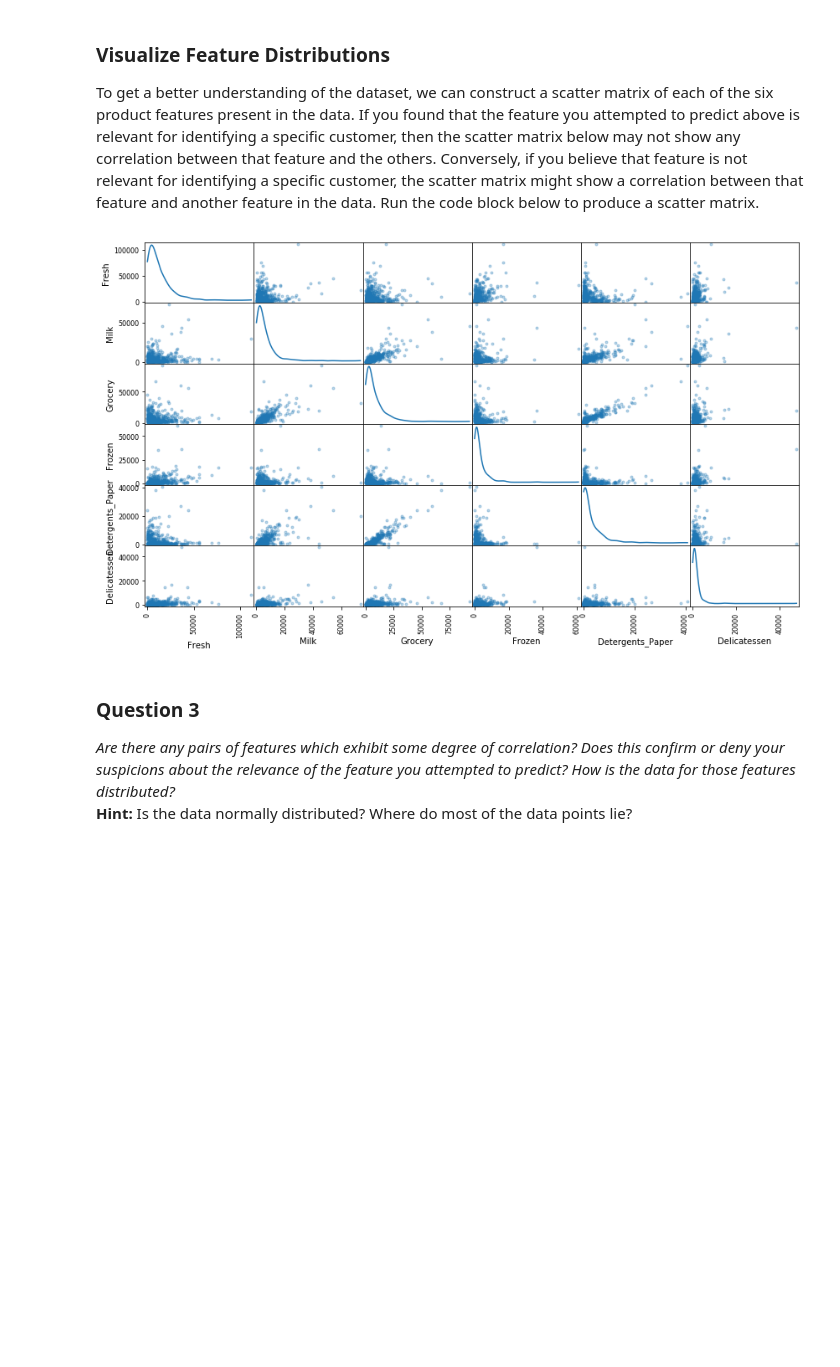
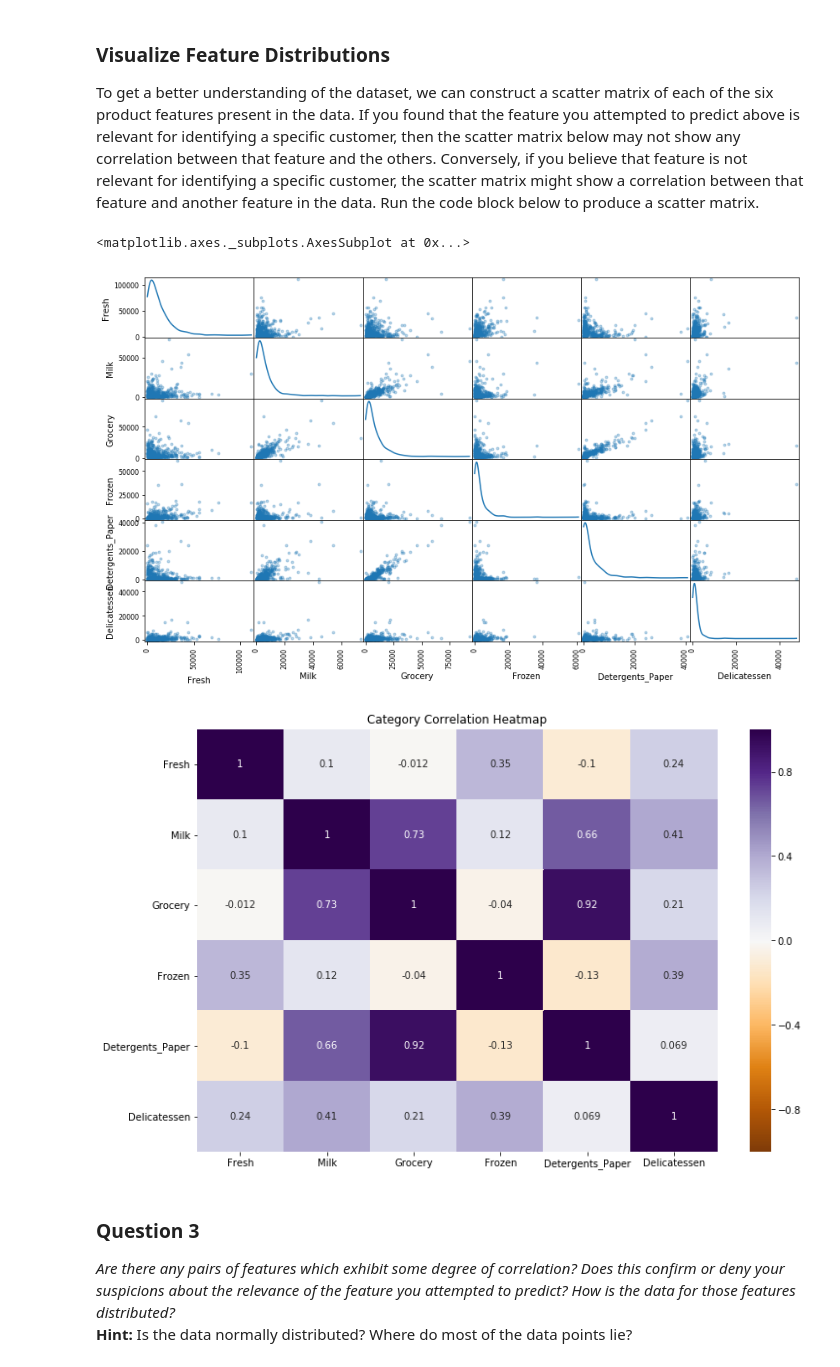
Before and after one commit to codekitchen/udacity_machine_learning, a Jupyter notebook: customer_segments/customer_segments.ipynb, the cells around one changed output. Cells and saved outputs as stored; diff of their text form; code cells hidden in the pictures; blank space fills up the shorter version.

```diff
--- a/customer_segments/customer_segments.ipynb
+++ b/customer_segments/customer_segments.ipynb
@@ -147,8 +149,15 @@ To get a better understanding of the dataset, we can construct a scatter matrix
 # %%
 # Produce a scatter matrix for each pair of features in the data
 pd.scatter_matrix(data, alpha = 0.3, figsize = (14,8), diagonal = 'kde');
+
+# Adding a heatmap as well
+plt.figure(figsize=(12,8))
+plt.title("Category Correlation Heatmap")
+sns.heatmap(data.corr(), vmin=-1.0, vmax=1.0, cmap='PuOr', annot=True)
 # %% [output]
+<matplotlib.axes._subplots.AxesSubplot at 0x...>
 [figure]
+[figure, added]
 # %% [markdown]
 ### Question 3
 *Are there any pairs of features which exhibit some degree of correlation? Does this confirm or deny your suspicions about the relevance of the feature you attempted to predict? How is the data for those features distributed?*
```
Also changed, not shown: parts of 10 cells of this notebook, 1 other file.
